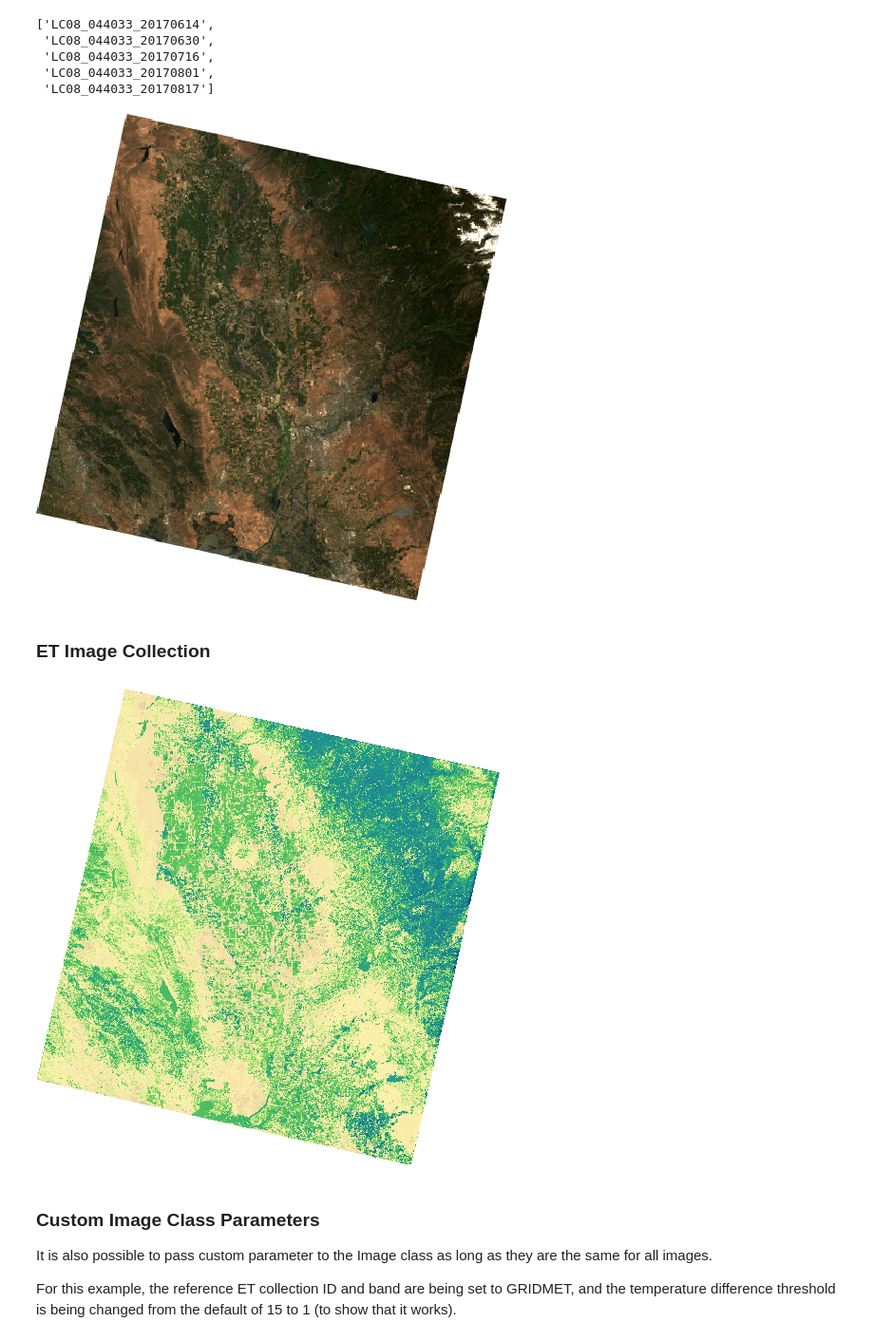
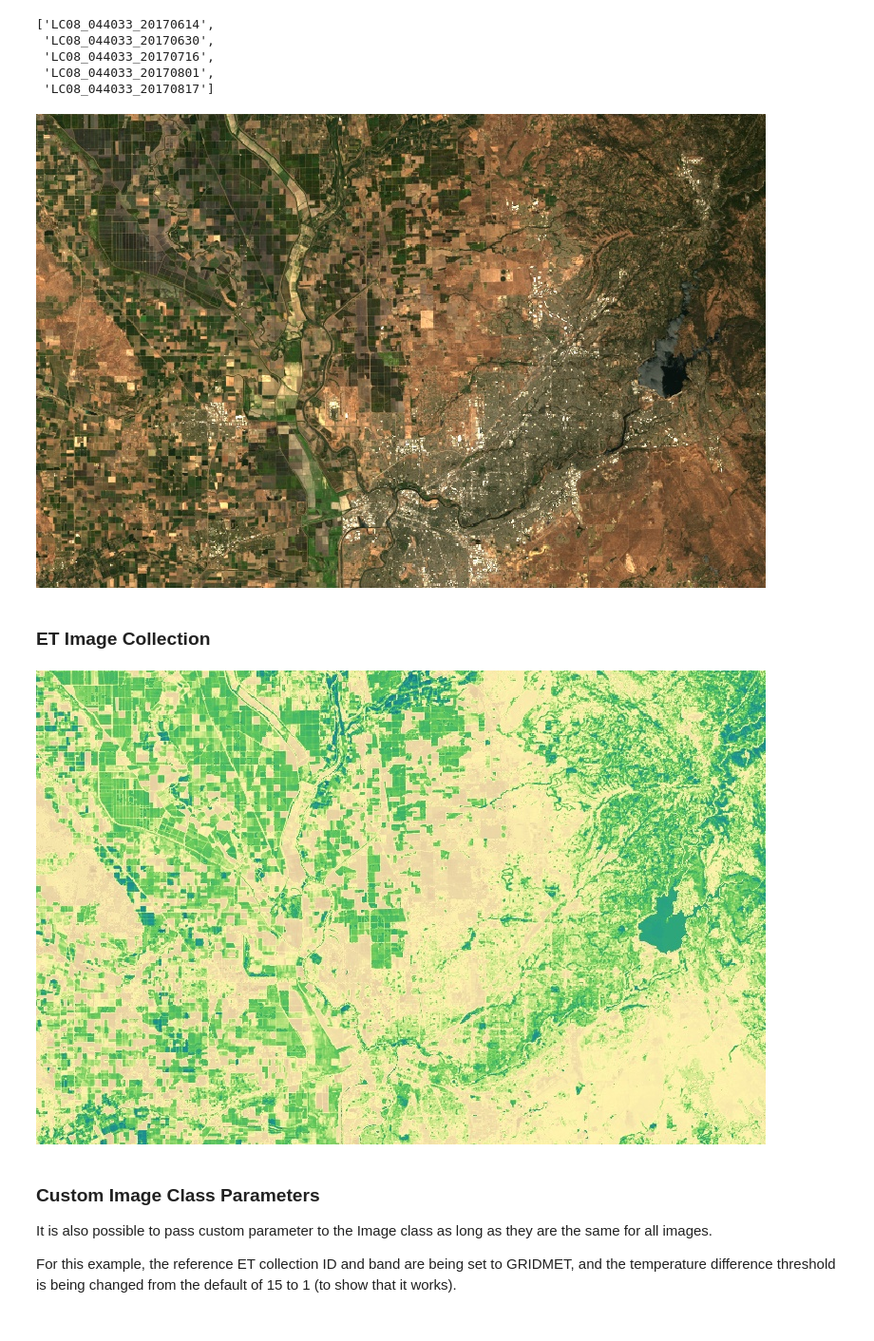
Before and after one commit to openet-brazil/openet-sims, a Jupyter notebook: examples/image_mapping.ipynb, the cells around one changed output. Shown at 95% size. Saved outputs shown, nothing was run; the diff lists cells and outputs as text; code cells hidden in the pictures.

```diff
--- a/examples/image_mapping.ipynb
+++ b/examples/image_mapping.ipynb
@@ -16,6 +16,9 @@ ndvi_palette = ['#EFE7E1', '#003300']
 et_palette = [
     'DEC29B', 'E6CDA1', 'EDD9A6', 'F5E4A9', 'FFF4AD', 'C3E683', '6BCC5C',
     '3BB369', '20998F', '1C8691', '16678A', '114982', '0B2C7A']
+
+image_size = 768
+landsat_cs = 30
 # %% [markdown]
 ### Input parameters
 # %%
@@ -35,7 +38,7 @@ test_point = ee.Geometry.Point(-121.5265, 38.7399)
 
 # Hard code the study area and CRS
 study_area = ee.Geometry.Rectangle(-122.00, 38.50, -121.00, 39.0)
-study_region = study_area.bounds(1, 'EPSG:4326').coordinates().getInfo()
+study_region = study_area.bounds(1, 'EPSG:4326')
 study_crs = 'EPSG:32610'
 # %% [markdown]
 ### Landsat 8 Collection 1 SR Images
@@ -53,8 +56,16 @@ pprint.pprint(list(landsat_coll.aggregate_histogram('system:index').getInfo().ke
  'LC08_044033_20170716',
  'LC08_044033_20170801',
  'LC08_044033_20170817']
+# %%
+landsat_img = ee.Image(landsat_coll.first())
+landsat_crs = landsat_img.select('B3').projection().getInfo()['crs']
+landsat_region = landsat_img.geometry().bounds(1, 'EPSG:4326').coordinates().getInfo()
+# landsat_dt = ee.Date(landsat_img.get('system:time_start'))
 # %%
-Image(url=landsat_coll.first().select([3, 2, 1]).getThumbURL({'min': 0.0, 'max': 3000}),
-      embed=True, format='png')
+image_url = landsat_img.select([3, 2, 1]) \
+    .reproject(crs=landsat_crs, scale=landsat_cs * 4) \
+    .getThumbURL({'min': 0.0, 'max': 2500,
+                  'region': study_region, 'dimensions': image_size})
+Image(url=image_url, embed=True, format='png')
 # %% [output]
-[figure, old version]
+[figure, new version]
@@ -78,13 +84,13 @@ et_coll = ee.ImageCollection(landsat_coll.map(compute_et))
 # pprint.pprint(ee.Image(et_coll.first()).getInfo())
 # %%
 # Note, a thumbnail can't be generated for a full Landsat image at scale=30
-image_url = ee.Image(et_coll.mean())\
-    .reproject(crs=landsat_crs, scale=100)\
-    .getThumbURL({'min': 0, 'max': 12, 'palette': ','.join(et_palette),
-                  'region': landsat_region})
+image_url = ee.Image(et_coll.mean()) \
+    .reproject(crs=landsat_crs, scale=landsat_cs * 4)\
+    .getThumbURL({'min': 0, 'max': 12, 'palette': et_palette,
+                  'region': study_region, 'dimensions': image_size})
 Image(url=image_url, embed=True, format='png')
 # %% [output]
-[figure, old version]
+[figure, new version]
 # %% [markdown]
 ### Custom Image Class Parameters
 It is also possible to pass custom parameter to the Image class as long as they are the same for all images.
```
Also changed, not shown: parts of 6 cells of this notebook, 3 other files.
